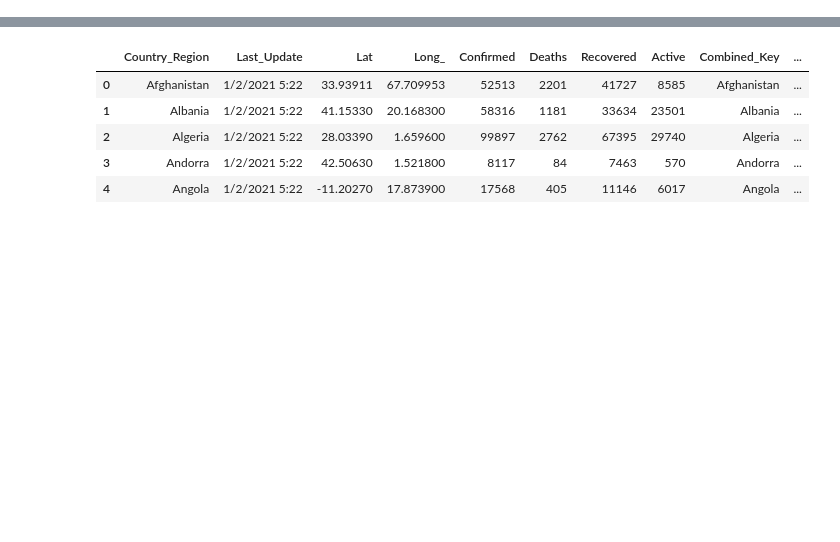
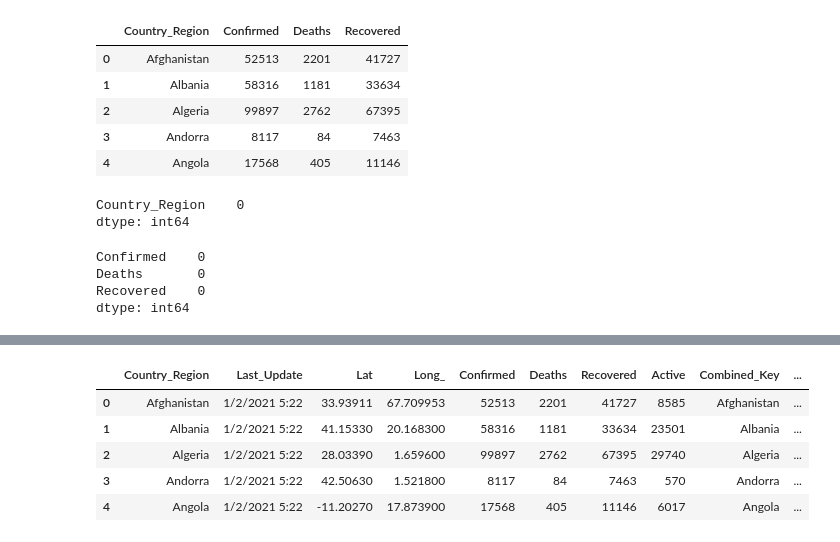
Before and after one commit to KevinSmith356/HealthDataAnalytics, a Jupyter notebook: Lab4/Lab_4.ipynb, the cells around one changed output, grey strips where cells are left out. Saved outputs shown, nothing was run; the diff lists cells and outputs as text; code cells hidden in the pictures; blank space fills up the shorter version.

```diff
--- a/Lab4/Lab_4.ipynb
+++ b/Lab4/Lab_4.ipynb
@@ -0,0 +69,25 @@
+# %%
+import pandas as pd
+import numpy as np
+covid=pd.read_csv("../Lab4/01-01-2021_2.csv")
+covid_cat = covid.select_dtypes(object)
+covid_num = covid.select_dtypes(np.number)
+covid.head()
+# %% [output]
+|  | Country_Region | Confirmed | Deaths | Recovered |
+| 0 | Afghanistan | 52513 | 2201 | 41727 |
+| 1 | Albania | 58316 | 1181 | 33634 |
+| 2 | Algeria | 99897 | 2762 | 67395 |
+| 3 | Andorra | 8117 | 84 | 7463 |
+| 4 | Angola | 17568 | 405 | 11146 |
+# %%
+import pandas as pd
+import numpy as np
+covid=pd.read_csv("../Lab4/01-01-2021_2.csv")
+covid_cat = covid.select_dtypes(object)
+covid_num = covid.select_dtypes(np.number)
+covid.head()
+covid_cat.isnull().sum()
+# %% [output]
+Country_Region    0
+dtype: int64
@@ -0,0 +98,7 @@
+# %%
+covid_num.isna().sum()
+# %% [output]
+Confirmed    0
+Deaths       0
+Recovered    0
+dtype: int64
```
Also changed, not shown: parts of 16 cells of this notebook, 2 other files.
